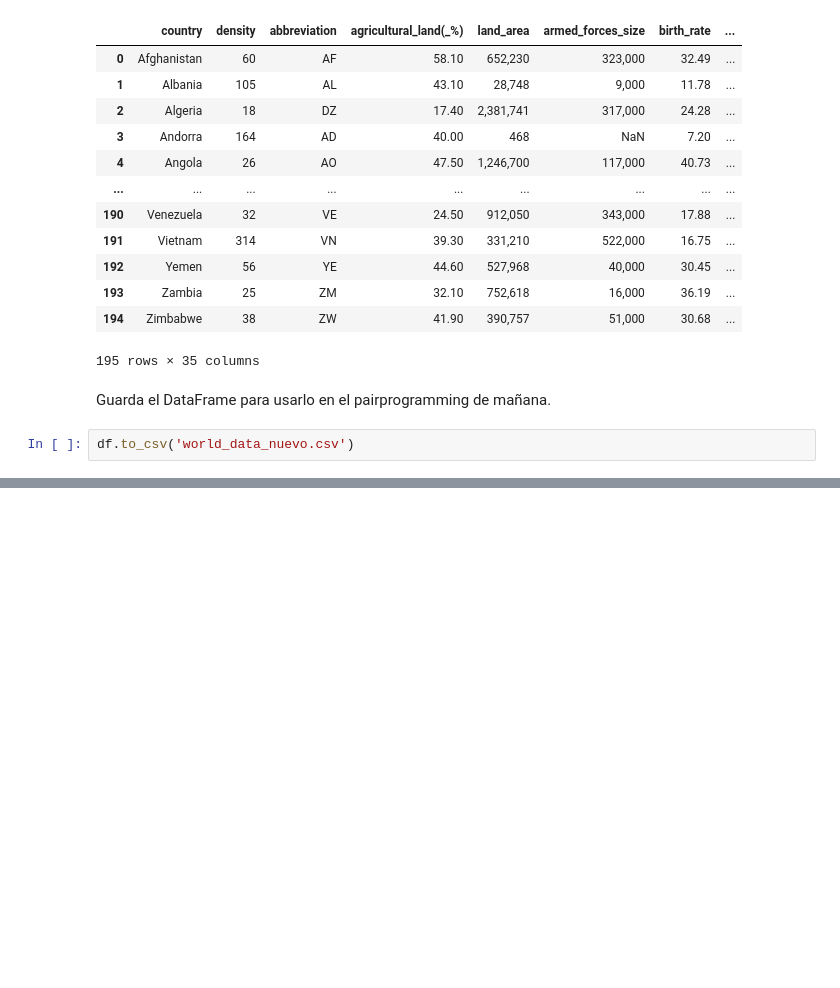
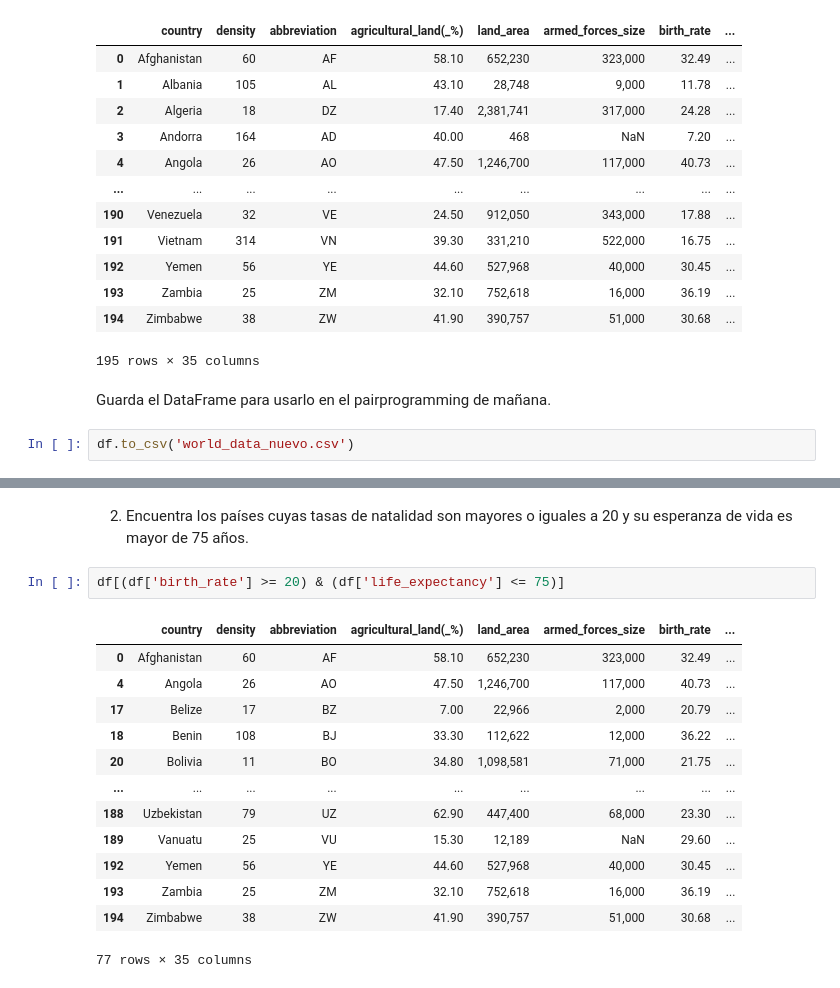
Before and after one commit to Adalab/da-modulo3-sprint1-pairprogramming-TamaraPatricia, a Jupyter notebook: pair-UNION Y LIMPIEZA.ipynb, the cells around one changed output, grey strips where cells are left out. Cells and saved outputs as stored; diff of their text form; blank space fills up the shorter version.

```diff
--- a/pair-UNION Y LIMPIEZA.ipynb
+++ b/pair-UNION Y LIMPIEZA.ipynb
@@ -159,0 +181,18 @@ df.to_csv('world_data_nuevo.csv')
+# %% [markdown]
+2. Encuentra los países cuyas tasas de natalidad son mayores o iguales a 20 y su esperanza de vida es mayor de 75 años.
+# %%
+df[(df['birth_rate'] >= 20) & (df['life_expectancy'] <= 75)]
+# %% [output]
+|  | country | density | abbreviation | agricultural_land(_%) | land_area | armed_forces_size | birth_rate | ... |
+| 0 | Afghanistan | 60 | AF | 58.10 | 652,230 | 323,000 | 32.49 | ... |
+| 4 | Angola | 26 | AO | 47.50 | 1,246,700 | 117,000 | 40.73 | ... |
+| 17 | Belize | 17 | BZ | 7.00 | 22,966 | 2,000 | 20.79 | ... |
+| 18 | Benin | 108 | BJ | 33.30 | 112,622 | 12,000 | 36.22 | ... |
+| 20 | Bolivia | 11 | BO | 34.80 | 1,098,581 | 71,000 | 21.75 | ... |
+| ... | ... | ... | ... | ... | ... | ... | ... | ... |
+| 188 | Uzbekistan | 79 | UZ | 62.90 | 447,400 | 68,000 | 23.30 | ... |
+| 189 | Vanuatu | 25 | VU | 15.30 | 12,189 | NaN | 29.60 | ... |
+| 192 | Yemen | 56 | YE | 44.60 | 527,968 | 40,000 | 30.45 | ... |
+| 193 | Zambia | 25 | ZM | 32.10 | 752,618 | 16,000 | 36.19 | ... |
+| 194 | Zimbabwe | 38 | ZW | 41.90 | 390,757 | 51,000 | 30.68 | ... |
+77 rows × 35 columns
```
Also changed, not shown: parts of 9 cells of this notebook.
